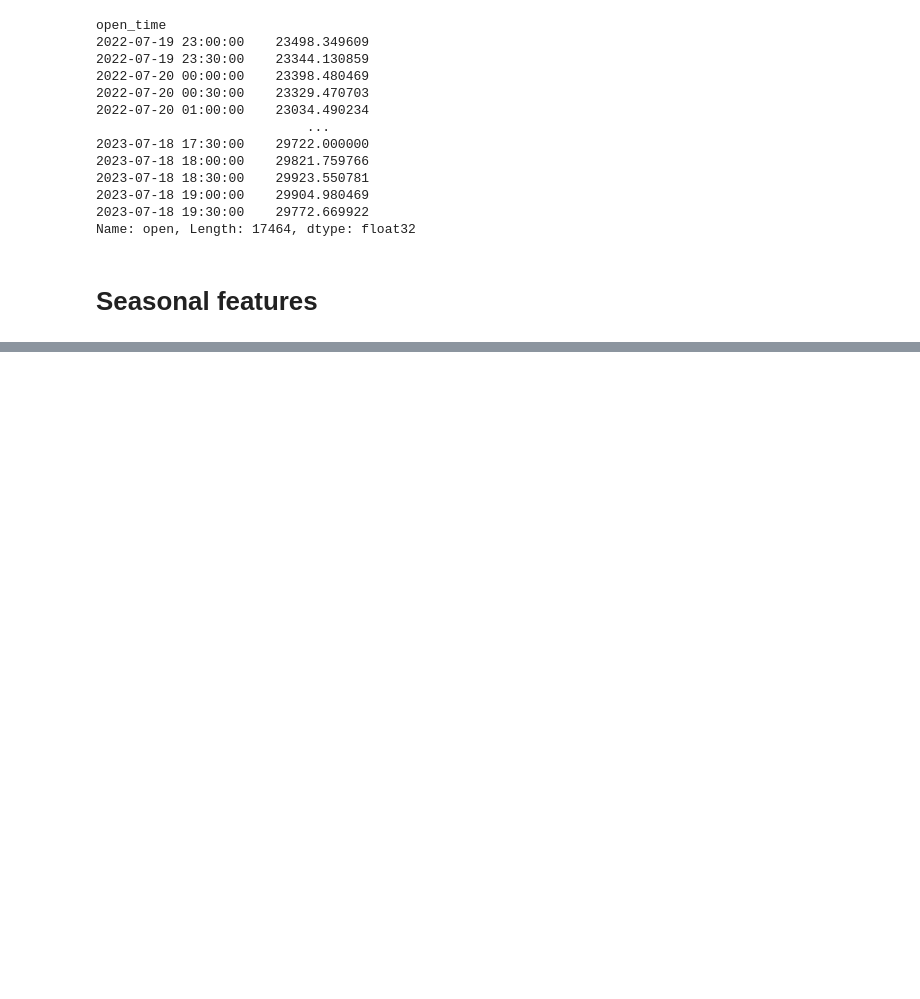
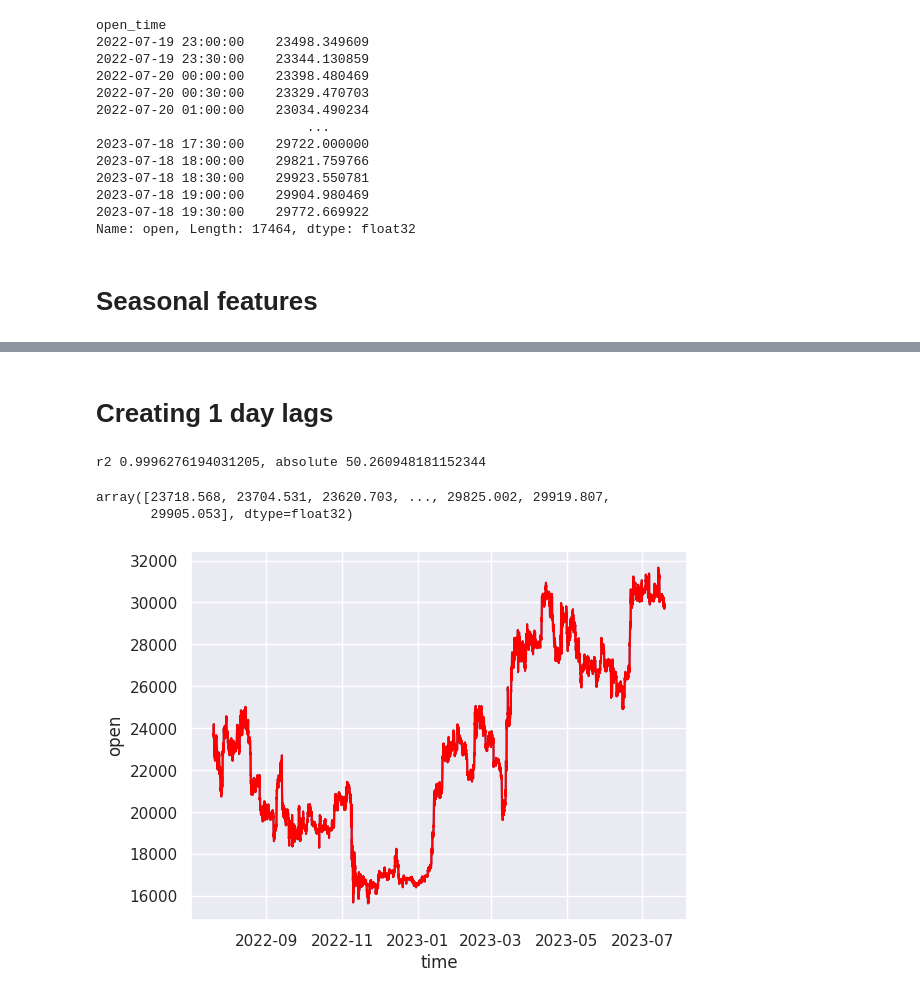
Before and after one commit to KolyaYashin/notebooks, a Jupyter notebook: crypto.ipynb, the cells around one changed output, grey strips where cells are left out. Saved outputs shown, nothing was run; the diff lists cells and outputs as text; code cells hidden in the pictures; blank space fills up the shorter version.

```diff
--- a/crypto.ipynb
+++ b/crypto.ipynb
@@ -280,0 +266,29 @@ Length: 17464, dtype: int64
+# %%
+dayofmonth = pd.Series(map(lambda x: x.date().day, X.time), index=X.index)
+dayofweek = pd.Series(map(lambda x: x.date().weekday(), X.time), index=X.index)
+hourofday = pd.Series(map(lambda x: x.time().hour, X.time), index=X.index)
+# %%
+X['day_of_month'] = dayofmonth
+X['day_of_week'] = dayofweek
+X['hour_of_day'] = hourofday
+# %% [markdown]
+# Creating 1 day lags
+# %%
+def add_lags(X, interval='1h',count=24):
+    X_copy = X.copy()
+    if interval == '1h':
+        for i in range(1,count+1):
+            X_copy[f'lag_{i}h'] = y.shift(i)
+    elif interval == '30m':
+        for i in range(1,2*count+1):
+            X_copy[f'lag_{i}'] = y.shift(i)
+    return X_copy
+# %%
+X_lags = add_lags(X_time_trend).drop(['trend','trend_2','trend_3','trend_4'],axis=1)
+# %%
+check_model_full(LinearRegression(),X_lags[24:],y[24:])
+# %% [output]
+r2 0.9996276194031205, absolute 50.260948181152344
+array([23718.568, 23704.531, 23620.703, ..., 29825.002, 29919.807,
+       29905.053], dtype=float32)
+[figure, added]
```
Also changed, not shown: parts of 29 cells of this notebook.
